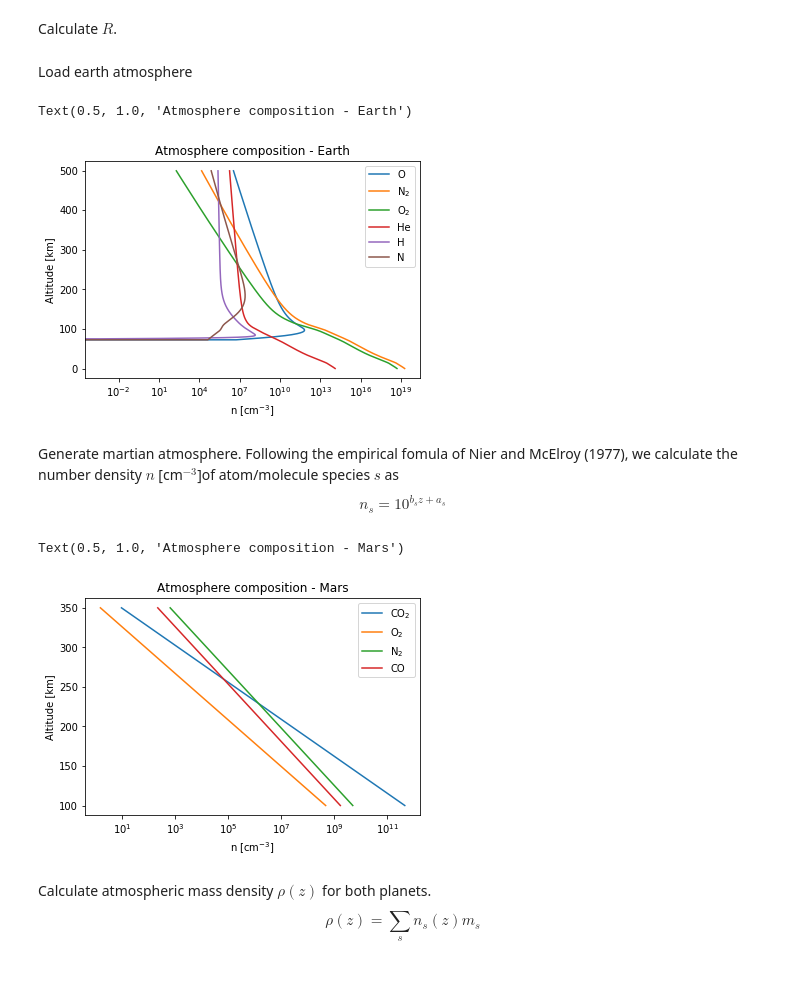
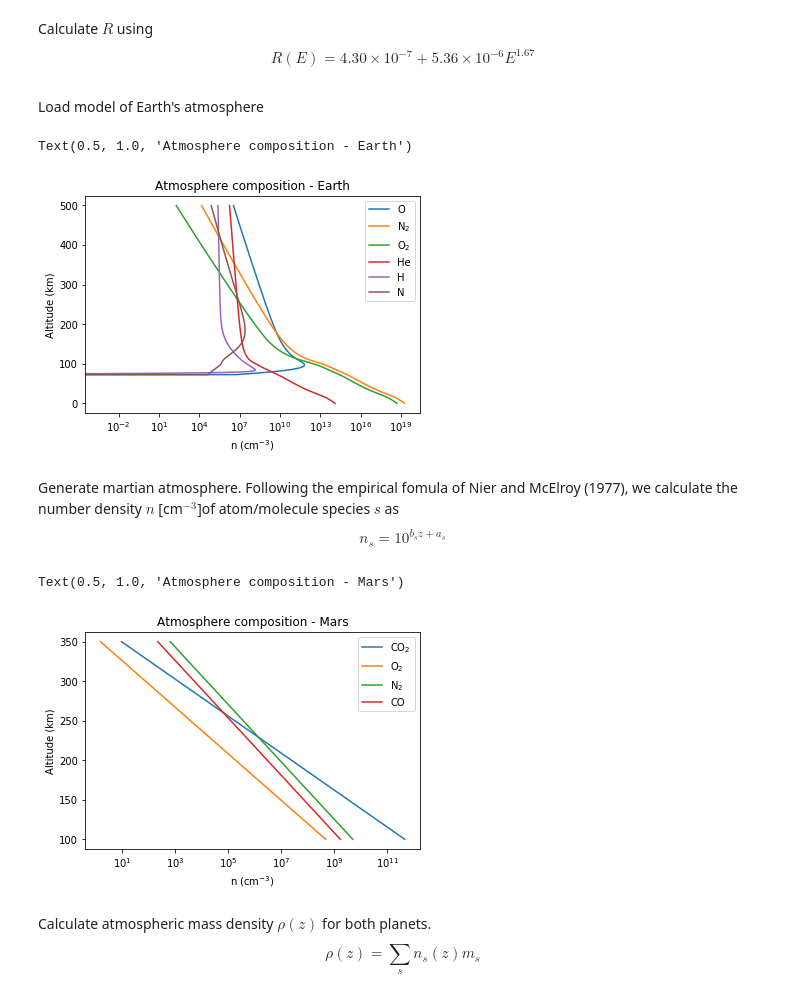
Before and after one commit to konradSteinvall/ASP_project, a Jupyter notebook: project.ipynb, the cells around one changed output. Saved outputs shown, nothing was run; the diff lists cells and outputs as text; code cells hidden in the pictures.

```diff
--- a/project.ipynb
+++ b/project.ipynb
@@ -37,32 +37,34 @@ vi) Plot $q(z)$ for different electron energies.
 import numpy as np
 import matplotlib
 import matplotlib.pyplot as plt
-# %% [markdown]
-Calculate $R$.
+# %% [markdown]
+Calculate $R$ using \begin{equation}
+R(E)=4.30\times10^{-7}+5.36\times10^{-6}E^{1.67}
+\end{equation}
 # %%
 # We look at energies 0.2, 1, 10, and 50 keV.
 E=np.array([0.2,1,10,50])
 R=4.30*10**(-7)+5.36*10**(-6)*E**(1.67)
-# %% [markdown]
-Load earth atmosphere
+# %% [markdown]
+Load model of Earth's atmosphere
 # %%
 e_height,e_O,e_N2,e_O2,e_He,e_Ar,e_H,e_N = np.genfromtxt("earth_data.txt", unpack=True, skip_header=1)
-# Plot number densities (ignoring Argon because small amount)
+# Plot number densities (ignoring Argon because negligible amount)
 plt.figure()
 plt.semilogx(e_O,e_height)
 plt.semilogx(e_N2,e_height)
 plt.semilogx(e_O2,e_height)
 plt.semilogx(e_He,e_height)
 plt.semilogx(e_H,e_height)
 plt.semilogx(e_N,e_height)
 
-plt.xlabel("n [cm$^{-3}$]")
-plt.ylabel("Altitude [km]")
+plt.xlabel("n (cm$^{-3}$)")
+plt.ylabel("Altitude (km)")
 plt.legend(["O","N$_2$","O$_2$","He","H","N"])
-plt.title("Atmosphere composition - Earth")
+plt.title('Atmosphere composition - Earth')
 # %% [output]
 Text(0.5, 1.0, 'Atmosphere composition - Earth')
-[figure, old version]
+[figure, new version]
 # %% [markdown]
 Generate martian atmosphere.
 Following the empirical fomula of Nier and McElroy (1977), we calculate the number density $n$ [cm$^{-3}$]of atom/molecule species $s$ as
@@ -122,13 +131,13 @@ plt.semilogx(mars_co2.n,mars_co2.z)
 plt.semilogx(mars_o2.n,mars_co2.z)
 plt.semilogx(mars_n2.n,mars_co2.z)
 plt.semilogx(mars_co.n,mars_co2.z)
-plt.xlabel("n [cm$^{-3}$]")
-plt.ylabel("Altitude [km]")
+plt.xlabel("n (cm$^{-3}$)")
+plt.ylabel("Altitude (km)")
 plt.legend(["CO$_2$","O$_2$","N$_2$","CO"])
 plt.title("Atmosphere composition - Mars")
 # %% [output]
 Text(0.5, 1.0, 'Atmosphere composition - Mars')
-[figure, old version]
+[figure, new version]
 # %% [markdown]
 Calculate atmospheric mass density $\rho(z)$ for both planets.
 \begin{equation}
```
Also changed, not shown: parts of 9 cells of this notebook, 1 other file.
